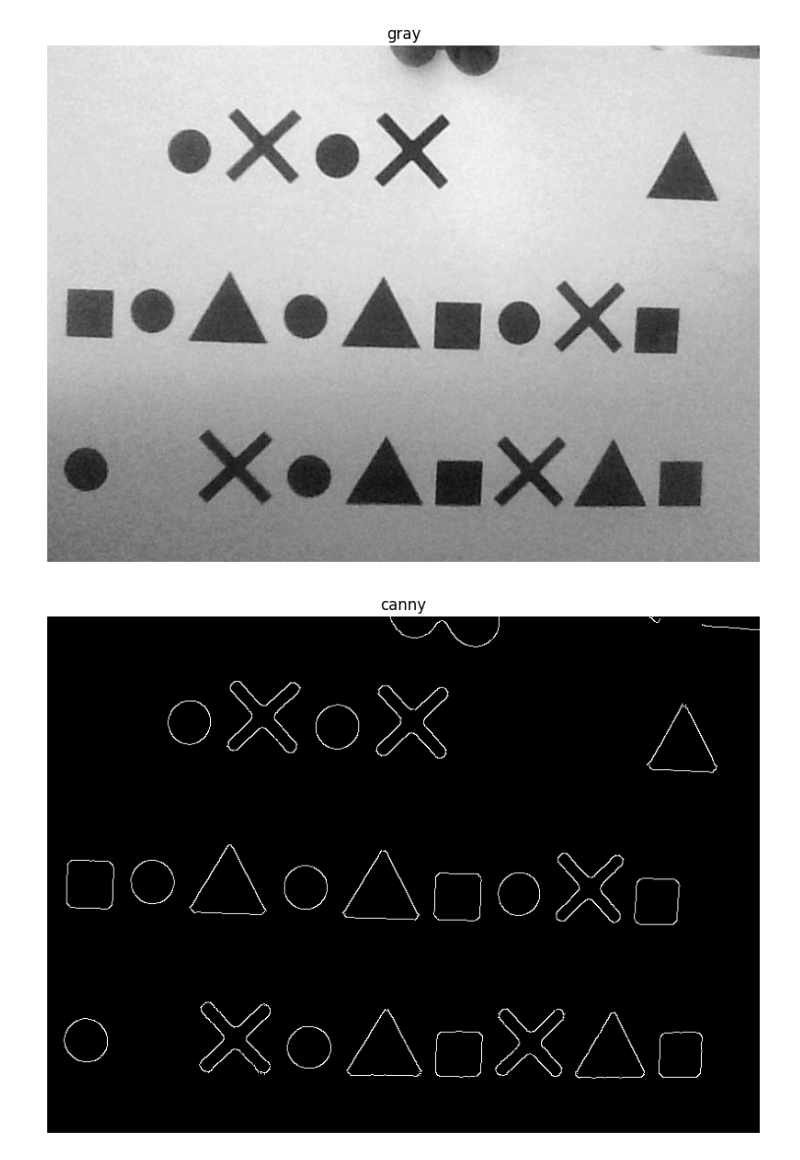
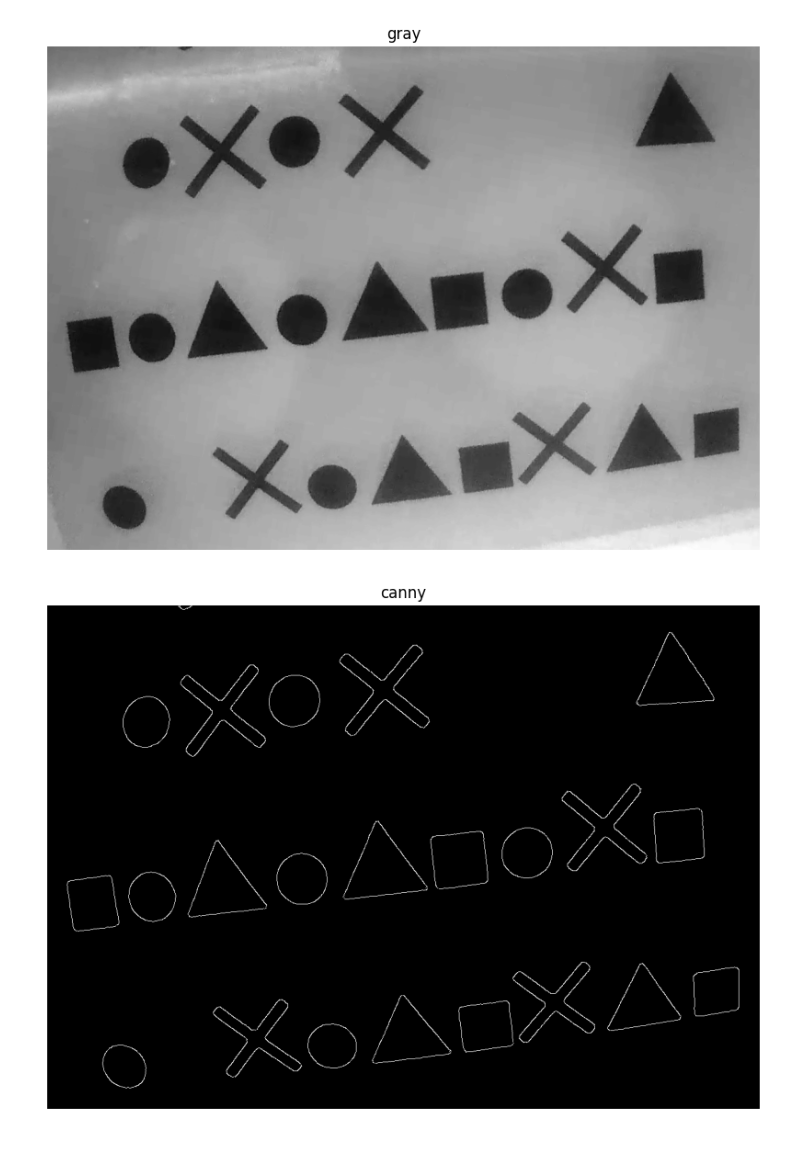
Before and after one commit to Abdo-Anwar/Torp-img3, a Jupyter notebook: Task3/Task3.ipynb, the cells around one changed output. Saved outputs shown, nothing was run; the diff lists cells and outputs as text; code cells hidden in the pictures.

```diff
--- a/Task3/Task3.ipynb
+++ b/Task3/Task3.ipynb
@@ -81,22 +91,22 @@ def detect_shape(contour):
 # %%
-img = cv.imread('input/real4.png')
+img = cv.imread('input/frame1.png')
 img_copy = img.copy()
 #display_image(img_copy)
 
 gray = cv.cvtColor(img, cv.COLOR_BGR2GRAY)
 display_image(gray,"gray")
 gaussian = cv.GaussianBlur(gray, (9, 9), 0)
 #display_image(gaussian,"gaussian_blur_stronger")
 
 median = cv.medianBlur(gaussian, 9)
 #display_image(median,"median+ gauusian")
 
 canny = cv.Canny(median,15,40)
 display_image(canny,"canny")
 
 kernel = np.ones((3, 3), np.uint8)
 dilated = cv.dilate(canny, kernel, iterations=1)
 display_image(dilated ,"dilated")
 # %% [output]
-[figure, old version]
+[figure, new version]
-[figure, old version]
+[figure, new version]
```
Also changed, not shown: parts of 6 cells of this notebook, 1 other file.
